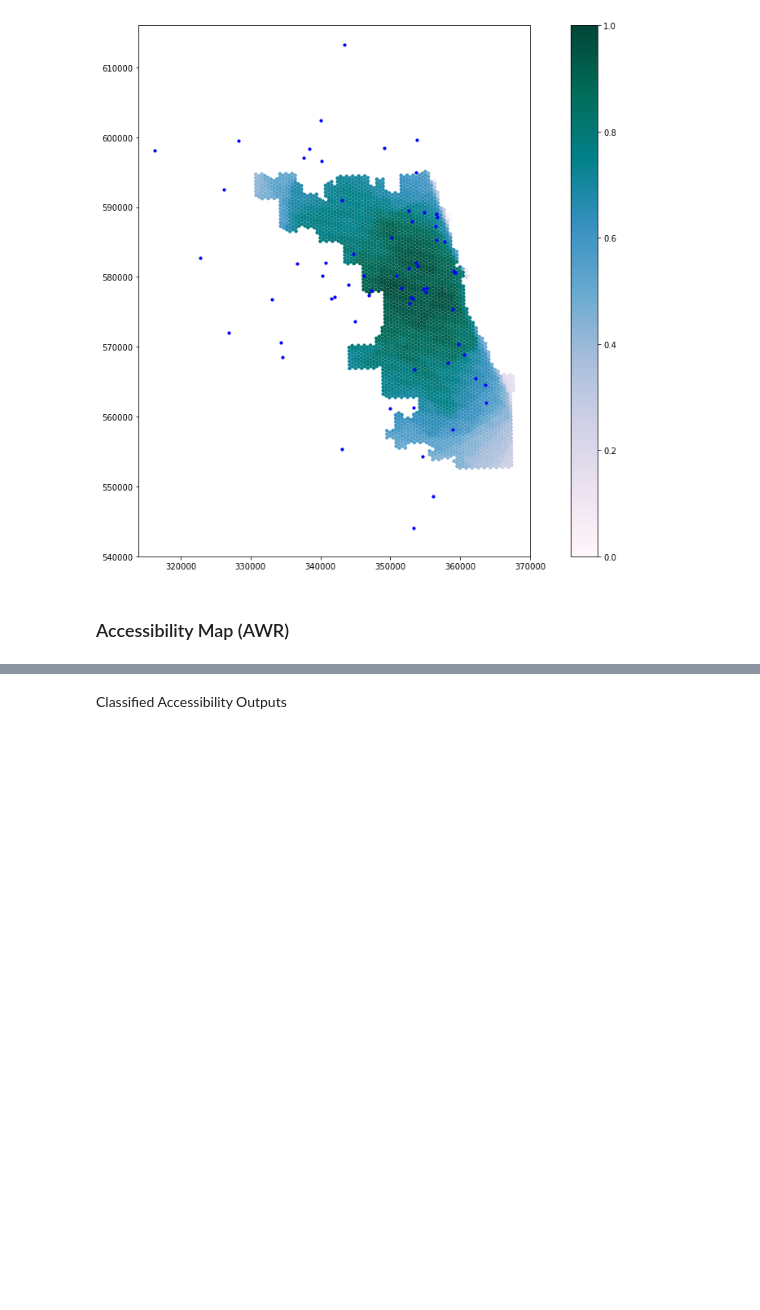
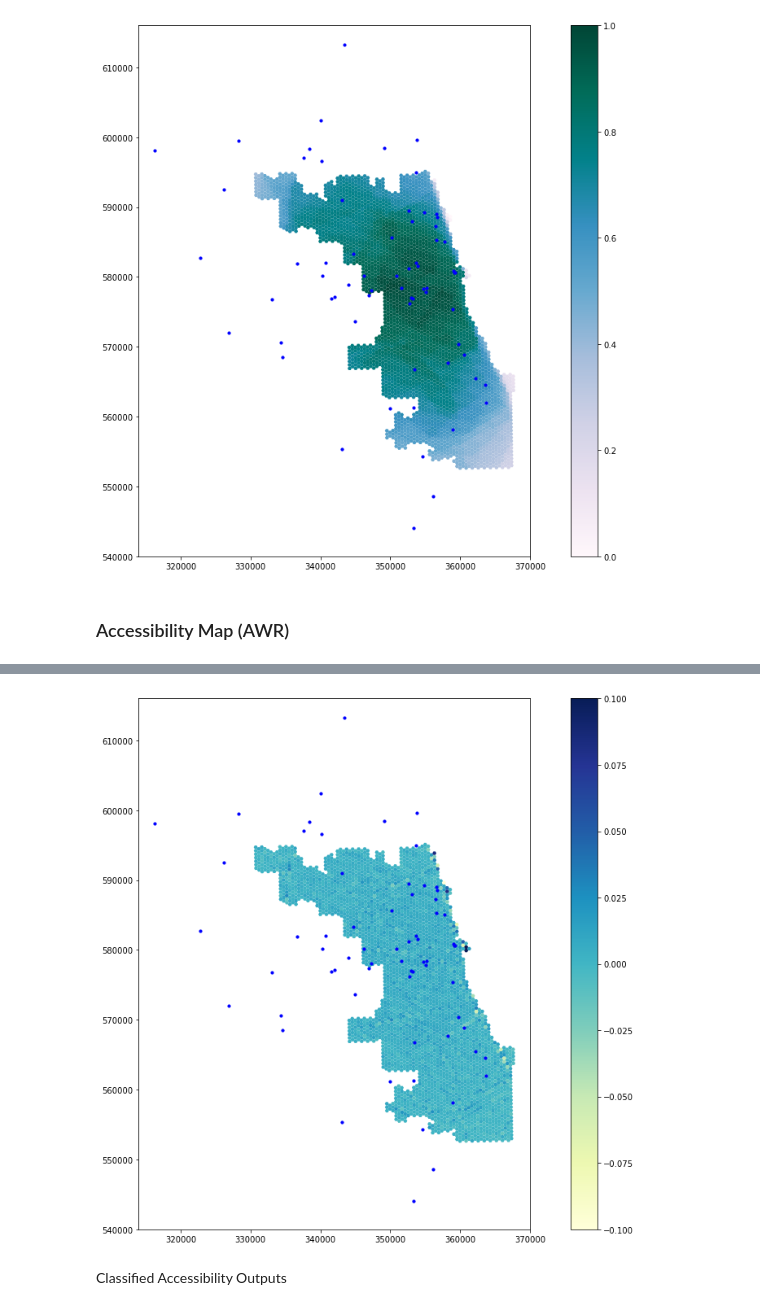
Before and after one commit to whprocter/RPr-Kang-2020, a Jupyter notebook: procedure/code/03-COVID-19Acc-Reanalysis.ipynb, the cells around one changed output, grey strips where cells are left out. Drawn from its saved outputs; the diff is of its cells as text; code cells hidden in the pictures; blank space fills up the shorter version.

Commit message:
Final difference map

```diff
--- a/procedure/code/03-COVID-19Acc-Reanalysis.ipynb
+++ b/procedure/code/03-COVID-19Acc-Reanalysis.ipynb
@@ -1177,3 +1139,56 @@ merged
+# %%
+# Merge the two GeoDataFrames based on their geometry
+#merged = pd.merge(result, result_new, how='inner', left_on='geometry', right_on='geometry')
+#merged
+
+# _x suffix indicates from results (50% threshold), and _y indicates from results_new (AWR approach)
+
+
+
+
+# Create a new GeoDataFrame with the desired columns
+#hexagon_diff = merged[['left_x', 'top_x', 'right_x', 'bottom_x', 'id_x', 'area_x', 'geometry', 'hospital_icu_beds_diff']]
+
+# Optionally, you can set the CRS of the new GeoDataFrame
+#hexagon_diff.crs = {'init': 'epsg:26971'}
+
+#import geopandas as gpd
+
+#result_new['diff2'] = diff['difference']
+#result_new
+
+#diff
+
+
+#hexagon_diff
+#output_map(diff, pop_data, hospitals, resource_dropdown.value)
+def output_map2(output_grid, base_map, hospitals, resource):
+    ax=output_grid.plot(column=resource, cmap='YlGnBu',figsize=(18,12), legend=True, zorder=1, vmin=-0.1, vmax=0.1)
+    # Next two lines set bounds for our x- and y-axes because it looks like there's a weird
+    # Point at the bottom left of the map that's messing up our frame (Maja)
+    ax.set_xlim([314000, 370000])
+    ax.set_ylim([540000, 616000])
+    base_map.plot(ax=ax, facecolor="none", edgecolor='gray', lw=0.1)
+    hospitals.plot(ax=ax, markersize=10, zorder=1, c='blue')
+
+
+hospitals = hospitals.to_crs({'init': 'epsg:26971'})
+diff = diff.to_crs({'init': 'epsg:26971'})
+output_map2(diff, pop_data, hospitals, 'difference')  #output_grid, base_map, hospitals, resource
+
+#ax=diff.plot(column=difference, cmap='PuBuGn',figsize=(18,12), legend=True, zorder=1)
+    # Next two lines set bounds for our x- and y-axes because it looks like there's a weird
+    # Point at the bottom left of the map that's messing up our frame (Maja)
+#ax.set_xlim([314000, 370000])
+#ax.set_ylim([540000, 616000])
+#ax
+
+# Print the new GeoDataFrame
+#print(hexagon_diff)
+
+#diff
+# %% [output]
+[figure, added]
 # %% [markdown]
 Classified Accessibility Outputs
 # %% [markdown]
```
Also changed, not shown: parts of 12 cells of this notebook.
